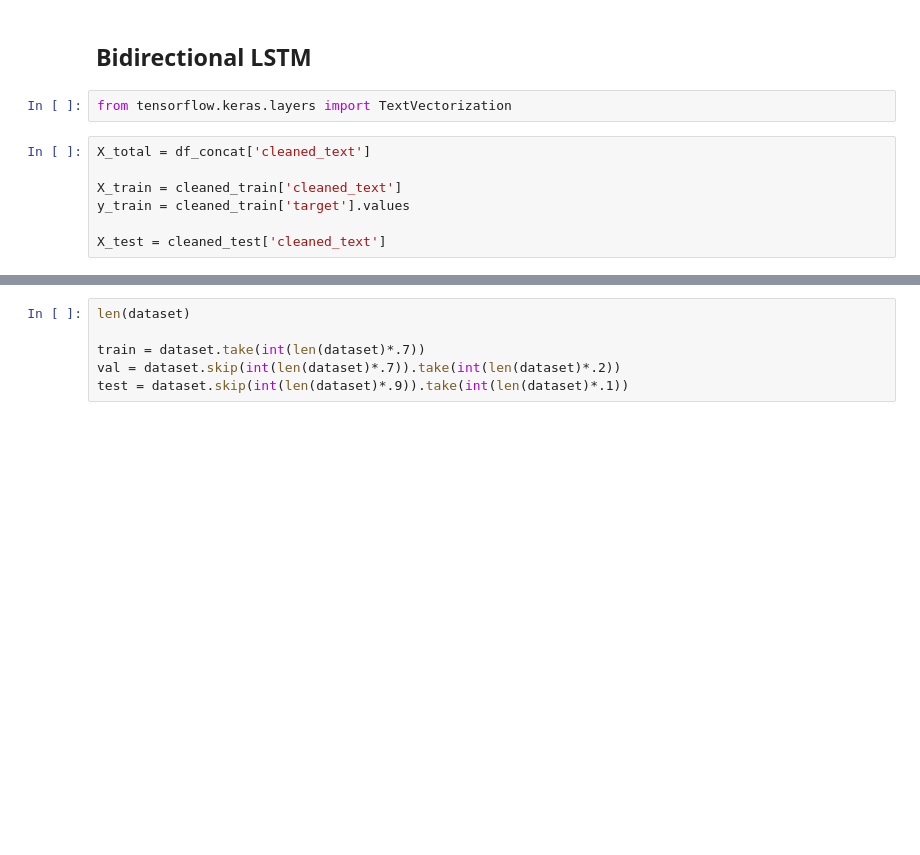
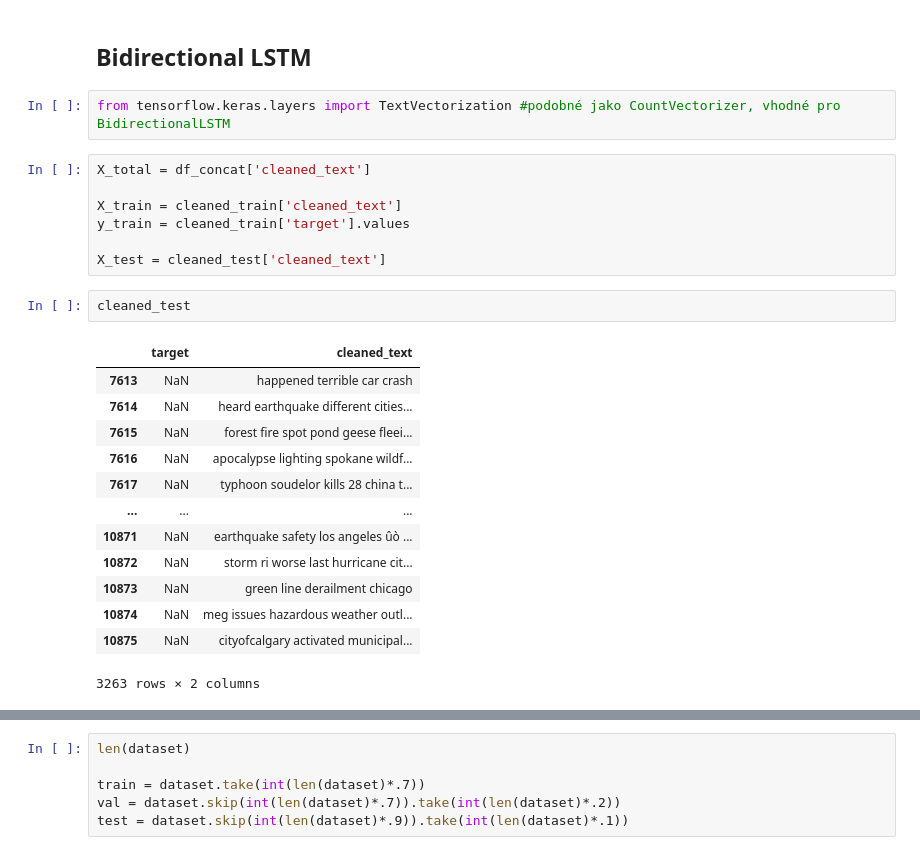
Before and after one commit to BarboraTaky/DataScience, a Jupyter notebook: nlp-disastertweets-lstm-acc-0-98-val-acc-0-97.ipynb, the cells around one changed output, grey strips where cells are left out. Saved outputs shown, nothing was run; the diff lists cells and outputs as text; blank space fills up the shorter version.

Commit message:
Kaggle Notebook | NLP-DisasterTweets_LSTM: Acc:0.98,Val_acc:0.97   | Version 5

```diff
--- a/nlp-disastertweets-lstm-acc-0-98-val-acc-0-97.ipynb
+++ b/nlp-disastertweets-lstm-acc-0-98-val-acc-0-97.ipynb
@@ -240,7 +307,7 @@ print(X_test_vectors.toarray())
 # %% [markdown]
 ## Bidirectional LSTM
 # %%
-from tensorflow.keras.layers import TextVectorization
+from tensorflow.keras.layers import TextVectorization #podobné jako CountVectorizer, vhodné pro BidirectionalLSTM
 # %%
 X_total = df_concat['cleaned_text']
 
@@ -248,3 +315,19 @@ X_train = cleaned_train['cleaned_text']
 y_train = cleaned_train['target'].values
 
 X_test = cleaned_test['cleaned_text']
+# %%
+cleaned_test
+# %% [output]
+|  | target | cleaned_text |
+| 7613 | NaN | happened terrible car crash |
+| 7614 | NaN | heard earthquake different cities... |
+| 7615 | NaN | forest fire spot pond geese fleei... |
+| 7616 | NaN | apocalypse lighting spokane wildf... |
+| 7617 | NaN | typhoon soudelor kills 28 china t... |
+| ... | ... | ... |
+| 10871 | NaN | earthquake safety los angeles ûò ... |
+| 10872 | NaN | storm ri worse last hurricane cit... |
+| 10873 | NaN | green line derailment chicago |
+| 10874 | NaN | meg issues hazardous weather outl... |
+| 10875 | NaN | cityofcalgary activated municipal... |
+3263 rows × 2 columns
```
Also changed, not shown: parts of 27 cells of this notebook.
